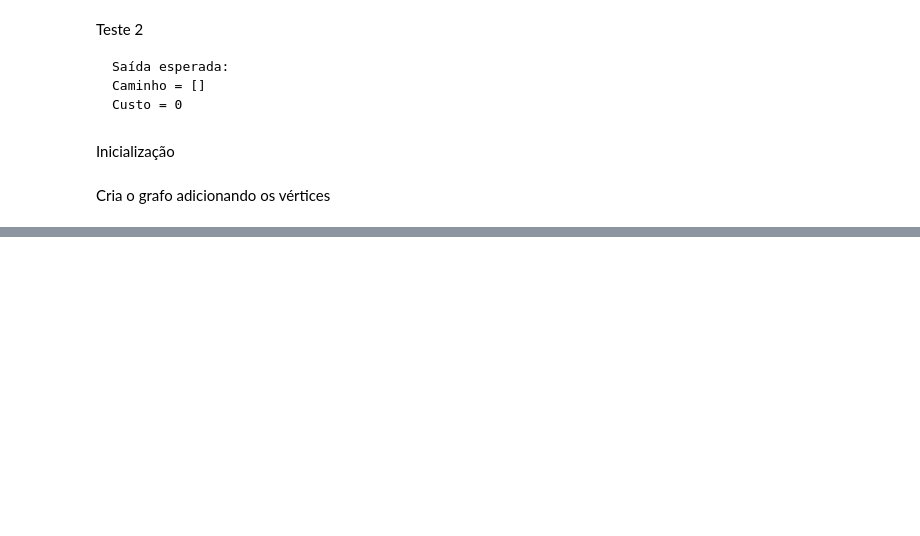
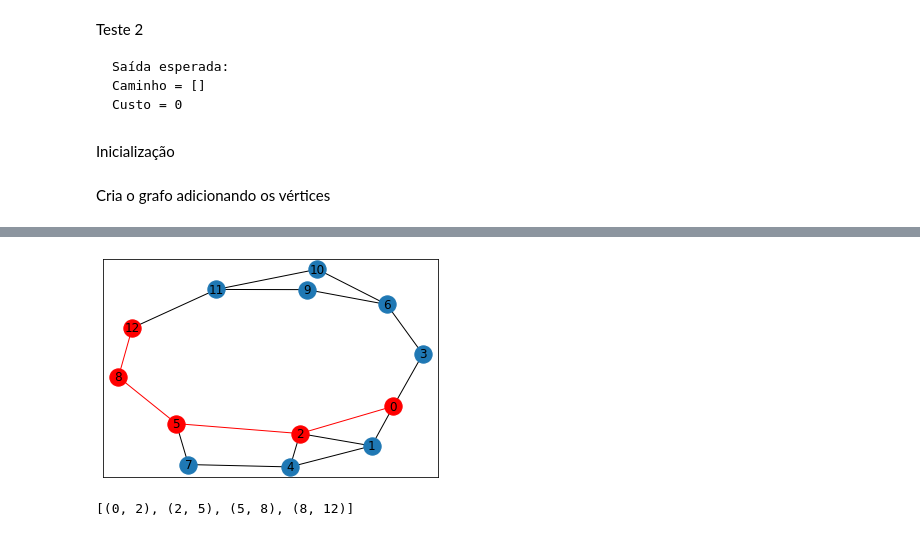
Before and after one commit to lailamt/MATA53-best-first-search, a Jupyter notebook: MATA53_Best_First_Search_Algorithm.ipynb, the cells around one changed output, grey strips where cells are left out. Cells and saved outputs as stored; diff of their text form; code cells hidden in the pictures; blank space fills up the shorter version.

```diff
--- a/MATA53_Best_First_Search_Algorithm.ipynb
+++ b/MATA53_Best_First_Search_Algorithm.ipynb
@@ -183,0 +225,5 @@ caminho_do_grafo
+# %%
+draw_graph()
+# %% [output]
+[figure, added]
+[(0, 2), (2, 5), (5, 8), (8, 12)]
```
Also changed, not shown: parts of 10 cells of this notebook.
